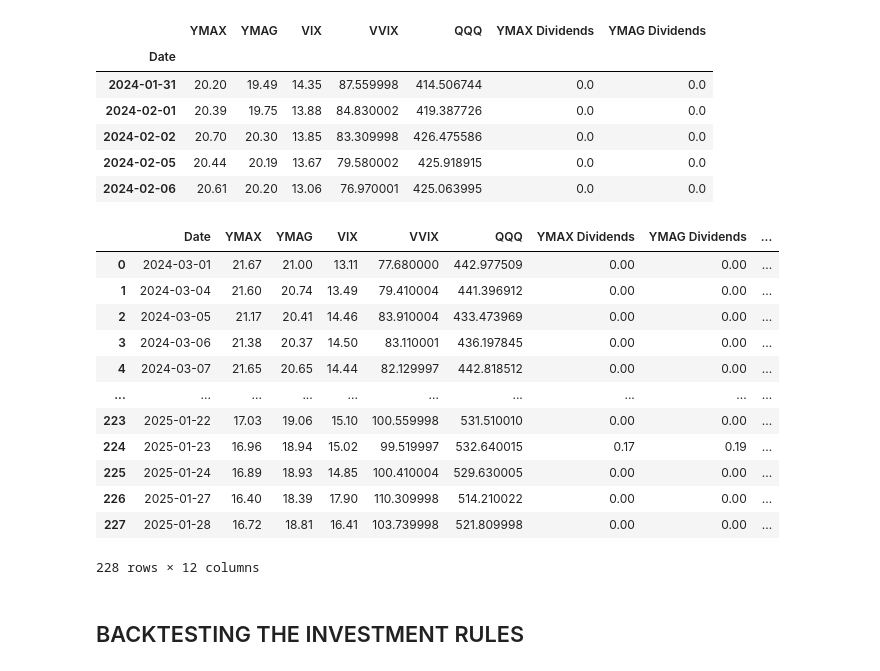
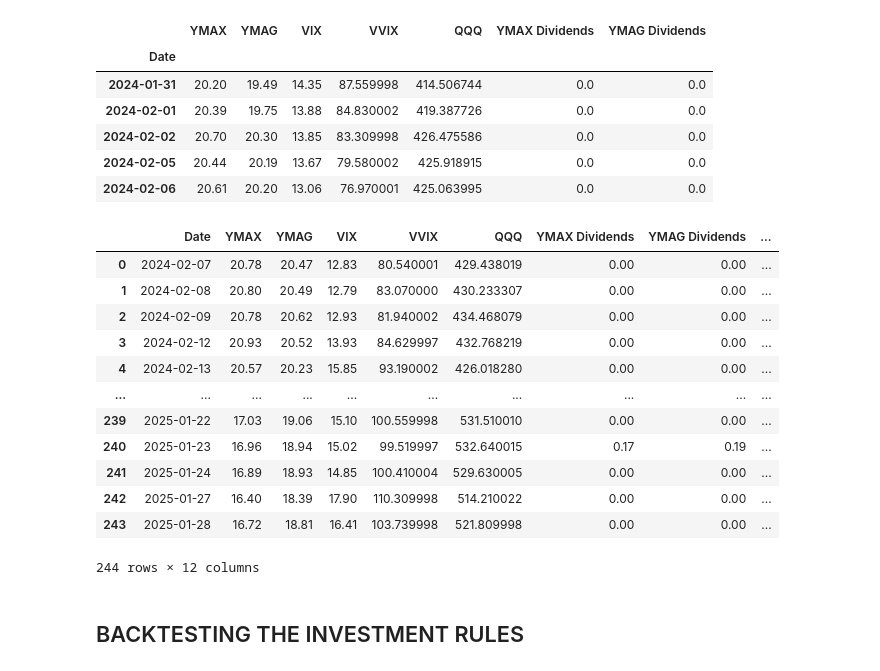
Before and after one commit to BensonMunene/Ratios-Strategy-App, a Jupyter notebook: Codes/Backtesting Strategy 1.ipynb, the cells around one changed output. Cells and saved outputs as stored; diff of their text form; code cells hidden in the pictures.

```diff
--- a/Codes/Backtesting Strategy 1.ipynb
+++ b/Codes/Backtesting Strategy 1.ipynb
@@ -316,46 +316,46 @@ memory usage: 15.6 KB
 | 2024-02-05 | 20.44 | 20.19 | 13.67 | 79.580002 | 425.918915 | 0.0 | 0.0 |
 | 2024-02-06 | 20.61 | 20.20 | 13.06 | 76.970001 | 425.063995 | 0.0 | 0.0 |
 # %%
-# Define rolling window size (e.g., 21 days)
-window_size = 21
+# Define rolling window size (e.g., 14 days)
+window_size = 14
 
 # Compute daily returns for each asset in All_Assets, excluding dividends columns
 returns = All_Assets.loc[:, ~All_Assets.columns.str.contains('Dividends')].pct_change().dropna()
 
 # Initialize stats_df with rolling volatilities
 Prices_and_stats_df = pd.DataFrame(index=returns.index)
 
 # Compute rolling correlations
 Prices_and_stats_df["YMAX-VIX Correlation"] = returns["YMAX"].rolling(window=window_size).corr(returns["VIX"])
 Prices_and_stats_df["YMAX-VVIX Correlation"] = returns["YMAX"].rolling(window=window_size).corr(returns["VVIX"])
 Prices_and_stats_df["YMAG-VIX Correlation"] = returns["YMAG"].rolling(window=window_size).corr(returns["VIX"])
 Prices_and_stats_df["YMAG-VVIX Correlation"] = returns["YMAG"].rolling(window=window_size).corr(returns["VVIX"])
 
 #Merge the prices and stats data
 Prices_and_stats_df = All_Assets.merge(Prices_and_stats_df, left_index=True, right_index=True)
 
 # Drop NaN values resulting from rolling calculations
 Prices_and_stats_df = Prices_and_stats_df.dropna()
 
 # Rest the prices and stats data index
 Prices_and_stats_df.reset_index(inplace=True)
 
 # Display the first and last few rows of Prices_and_stats_df
 Prices_and_stats_df
 # %% [output]
 |  | Date | YMAX | YMAG | VIX | VVIX | QQQ | YMAX Dividends | YMAG Dividends | ... |
-| 0 | 2024-03-01 | 21.67 | 21.00 | 13.11 | 77.680000 | 442.977509 | 0.00 | 0.00 | ... |
-| 1 | 2024-03-04 | 21.60 | 20.74 | 13.49 | 79.410004 | 441.396912 | 0.00 | 0.00 | ... |
-| 2 | 2024-03-05 | 21.17 | 20.41 | 14.46 | 83.910004 | 433.473969 | 0.00 | 0.00 | ... |
-| 3 | 2024-03-06 | 21.38 | 20.37 | 14.50 | 83.110001 | 436.197845 | 0.00 | 0.00 | ... |
-| 4 | 2024-03-07 | 21.65 | 20.65 | 14.44 | 82.129997 | 442.818512 | 0.00 | 0.00 | ... |
+| 0 | 2024-02-07 | 20.78 | 20.47 | 12.83 | 80.540001 | 429.438019 | 0.00 | 0.00 | ... |
+| 1 | 2024-02-08 | 20.80 | 20.49 | 12.79 | 83.070000 | 430.233307 | 0.00 | 0.00 | ... |
+| 2 | 2024-02-09 | 20.78 | 20.62 | 12.93 | 81.940002 | 434.468079 | 0.00 | 0.00 | ... |
+| 3 | 2024-02-12 | 20.93 | 20.52 | 13.93 | 84.629997 | 432.768219 | 0.00 | 0.00 | ... |
+| 4 | 2024-02-13 | 20.57 | 20.23 | 15.85 | 93.190002 | 426.018280 | 0.00 | 0.00 | ... |
 | ... | ... | ... | ... | ... | ... | ... | ... | ... | ... |
-| 223 | 2025-01-22 | 17.03 | 19.06 | 15.10 | 100.559998 | 531.510010 | 0.00 | 0.00 | ... |
-| 224 | 2025-01-23 | 16.96 | 18.94 | 15.02 | 99.519997 | 532.640015 | 0.17 | 0.19 | ... |
-| 225 | 2025-01-24 | 16.89 | 18.93 | 14.85 | 100.410004 | 529.630005 | 0.00 | 0.00 | ... |
-| 226 | 2025-01-27 | 16.40 | 18.39 | 17.90 | 110.309998 | 514.210022 | 0.00 | 0.00 | ... |
-| 227 | 2025-01-28 | 16.72 | 18.81 | 16.41 | 103.739998 | 521.809998 | 0.00 | 0.00 | ... |
+| 239 | 2025-01-22 | 17.03 | 19.06 | 15.10 | 100.559998 | 531.510010 | 0.00 | 0.00 | ... |
+| 240 | 2025-01-23 | 16.96 | 18.94 | 15.02 | 99.519997 | 532.640015 | 0.17 | 0.19 | ... |
+| 241 | 2025-01-24 | 16.89 | 18.93 | 14.85 | 100.410004 | 529.630005 | 0.00 | 0.00 | ... |
+| 242 | 2025-01-27 | 16.40 | 18.39 | 17.90 | 110.309998 | 514.210022 | 0.00 | 0.00 | ... |
+| 243 | 2025-01-28 | 16.72 | 18.81 | 16.41 | 103.739998 | 521.809998 | 0.00 | 0.00 | ... |
-228 rows × 12 columns
+244 rows × 12 columns
 # %% [markdown]
 ## BACKTESTING THE INVESTMENT RULES
 # %% [markdown]
```
Also changed, not shown: parts of 7 cells of this notebook, 3 other files.
